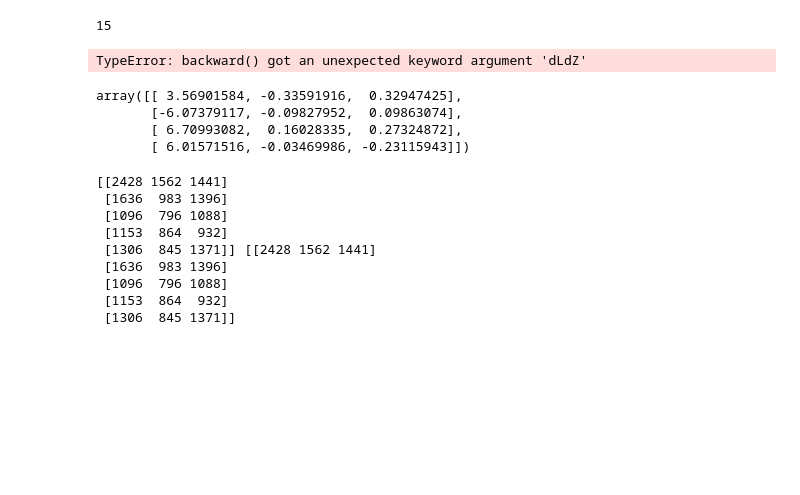
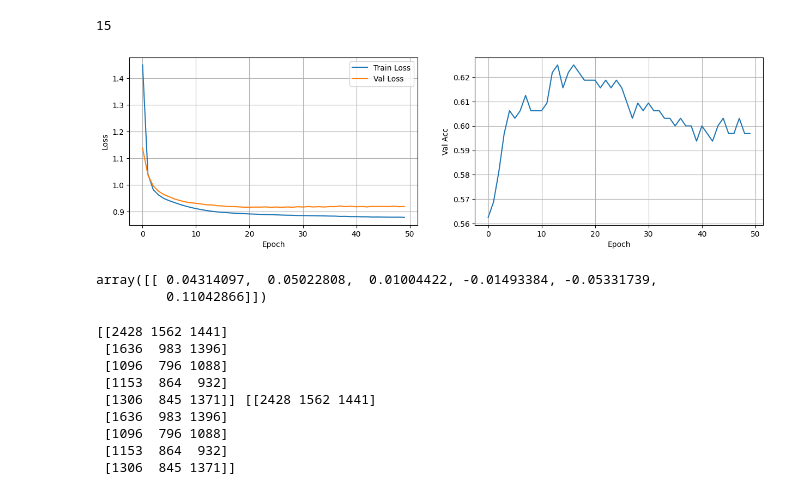
Before and after one commit to eddy0117/nn_hw, a Jupyter notebook: practice/conv_implement.ipynb, the cells around one changed output. Saved outputs shown, nothing was run; the diff lists cells and outputs as text; code cells hidden in the pictures; blank space fills up the shorter version.

```diff
--- a/practice/conv_implement.ipynb
+++ b/practice/conv_implement.ipynb
@@ -258,7 +260,7 @@ np.prod((1, 3, 5))
 15
 # %%
 from my_mlp import MLP, CrossEntropyLoss
-from my_nn_lib import ReLU, Softmax, LeckyReLU, Linear
+from my_nn_lib import ReLU, Softmax, LeckyReLU, Linear, MyModule
 
 class MyModel(MLP):
     def __init__(self, layer_list):
@@ -270,26 +272,15 @@ class MyModel(MLP):
         return X
 
     def backward(self, X, label):
-        N = X.shape[0]
-        norm_factor = 1 / N
+
         idx_maxlayer = len(self.layers)-1
         dLdZ = label
 
         for idx in range(idx_maxlayer, -1, -1):
             # 倒敘遍歷
 
-            # 前一層的輸出(當前層的輸入X)
-            # Y_prev = self.layers[idx-1].activations if idx != 0 else X
-
-            # if idx == idx_maxlayer:
-            #     dLdZ = self.layers[idx].backward(dLdZ=None, Y_prev=Y_prev, is_output=True, label=label)
-            # else:
             dLdZ = self.layers[idx].backward(delta=dLdZ)
 
-            # activation func & flatten 不用更新權重
-
-
-        # return params_delta
 
     def update_params(self, opt_params):
         for layer in self.layers:
@@ -403,48 +394,42 @@ labels = np.array(labels)
 inputs = (inputs - np.mean(inputs, axis=0)) / np.std(inputs, axis=0)
 
 # 打亂數據
 idx = np.random.permutation(len(inputs))
 
 X_data = inputs[idx]
 Y_data = labels[idx]
 
 # 設定 train set 和 val set 的比例 (80% train, 20% val)
 train_size = int(len(X_data) * 0.80)
 
 
 X_train, Y_train = X_data[:train_size], Y_data[:train_size]
 X_val, Y_val = X_data[train_size:], Y_data[train_size:]
 
 hyper_params = {
     'lr': 0.01,
     'epoch': 50,
     'batch_size': 16,
     'alpha': 0.9
 }
 
-FOLD = 5
 
-
-model = MyModel([Linear(11, 32),
-                 ReLU(),
-                 Linear(32, 8),
-                 ReLU(),
-                 Linear(8, 6),
+model = MyModel([Linear(11, 6),
+                 LeckyReLU(),
+                 Linear(6, 6),
                  Softmax()])
 
 # model = MyModel([Linear(4, 3), Softmax()])
 
 params = model.train(X_train, Y_train, X_val, Y_val, CrossEntropyLoss, hyper_params, show_plot=True)
 # mlp.kfold(X_data, Y_data, FOLD, SquareLoss, hyper_params)
 # %% [output]
-TypeError: backward() got an unexpected keyword argument 'dLdZ'
+[figure, added]
 # %%
-model.layers[0].w
+model.layers[0].params_delta['db']
 # %% [output]
-array([[ 3.56901584, -0.33591916,  0.32947425],
-       [-6.07379117, -0.09827952,  0.09863074],
-       [ 6.70993082,  0.16028335,  0.27324872],
-       [ 6.01571516, -0.03469986, -0.23115943]])
+array([[ 0.04314097,  0.05022808,  0.01004422, -0.01493384, -0.05331739,
+         0.11042866]])
 # %%
 import numpy as np
 
```
Also changed, not shown: parts of 2 cells of this notebook, 3 other files.
